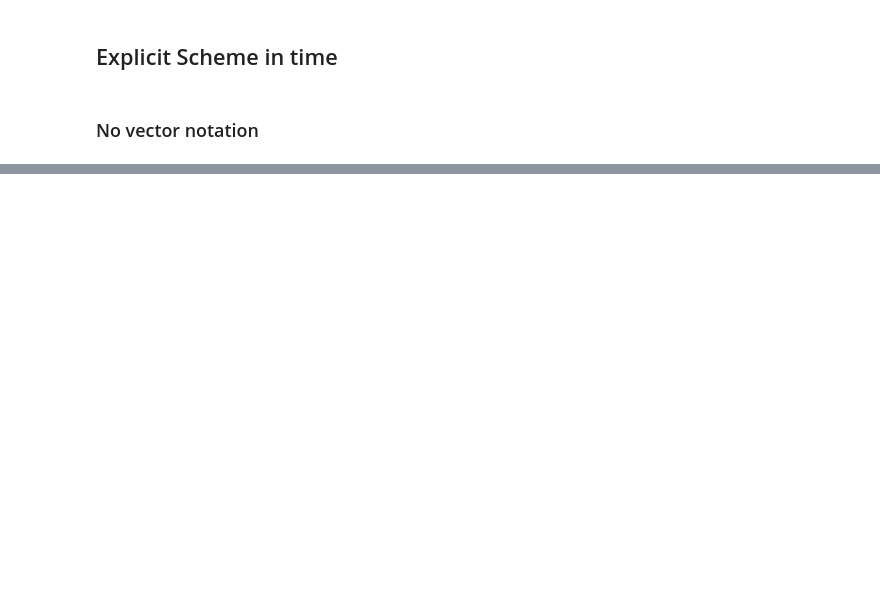
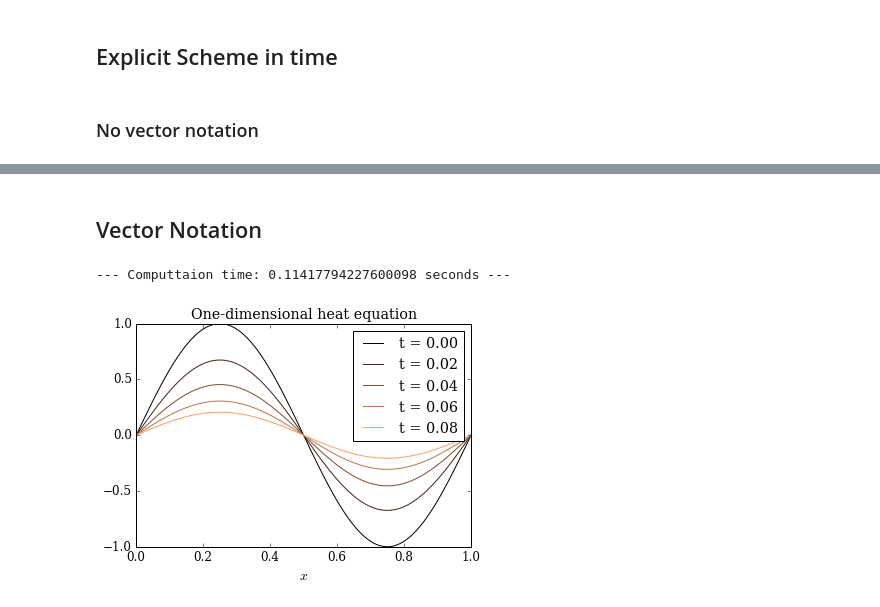
Before and after one commit to gavinconran/numerical-finance, a Jupyter notebook: 03_Discretisation/Heat_FDExplicit/IPythonHeatFD.ipynb, the cells around one changed output, grey strips where cells are left out. Drawn from its saved outputs; the diff is of its cells as text; code cells hidden in the pictures; blank space fills up the shorter version.

Commit message:
added vector notation code to IPythonHeatFD.ipynb

```diff
--- a/03_Discretisation/Heat_FDExplicit/IPythonHeatFD.ipynb
+++ b/03_Discretisation/Heat_FDExplicit/IPythonHeatFD.ipynb
@@ -60,0 +66,44 @@ print("--- Computtaion time: %s seconds ---" % temp)
+# %% [markdown]
+## Vector Notation
+# %%
+# set up simulation parameters
+start_time = time()
+sigma = 1.0
+barX = 1.0
+T = 0.1
+
+nx = 100  # num of grid points
+nt = 5000 # num of time steps
+
+dx = barX / (nx - 1)   # Grid step in space
+dt = T / nt            # Grid step in time
+
+# Boundary conditions
+x = np.linspace(0.0, barX, nx)
+u = np.sin(2 * np.pi * x)
+rhs = np.zeros(nx)
+
+# Single loop
+for n in range(0, nt): # for each time step
+    rhs[1:-1] = dt * (0.5 * sigma * sigma) * \
+            (u[:-2] - 2.0 * u[1:-1] + u[2:]) / (dx**2)
+    u += rhs
+
+    # Plot every pp time steps
+    pp = 100
+    if (n % pp == 0):
+        if (n % (10 * pp) == 0):
+            plotlabel = "t = %1.2f" % (n * dt)
+            pyplot.plot(x, u, label=plotlabel, color=pyplot.get_cmap(
+                'copper')(float(n) / nt))
+
+
+pyplot.xlabel(u'$x$', fontsize=14)
+pyplot.title(u'One-dimensional heat equation')
+pyplot.legend()
+temp = time() - start_time
+print("--- Computtaion time: %s seconds ---" % temp)
+pyplot.show()
+# %% [output]
+--- Computtaion time: 0.11417794227600098 seconds ---
+[figure, added]
```
Also changed, not shown: parts of 3 cells of this notebook.
